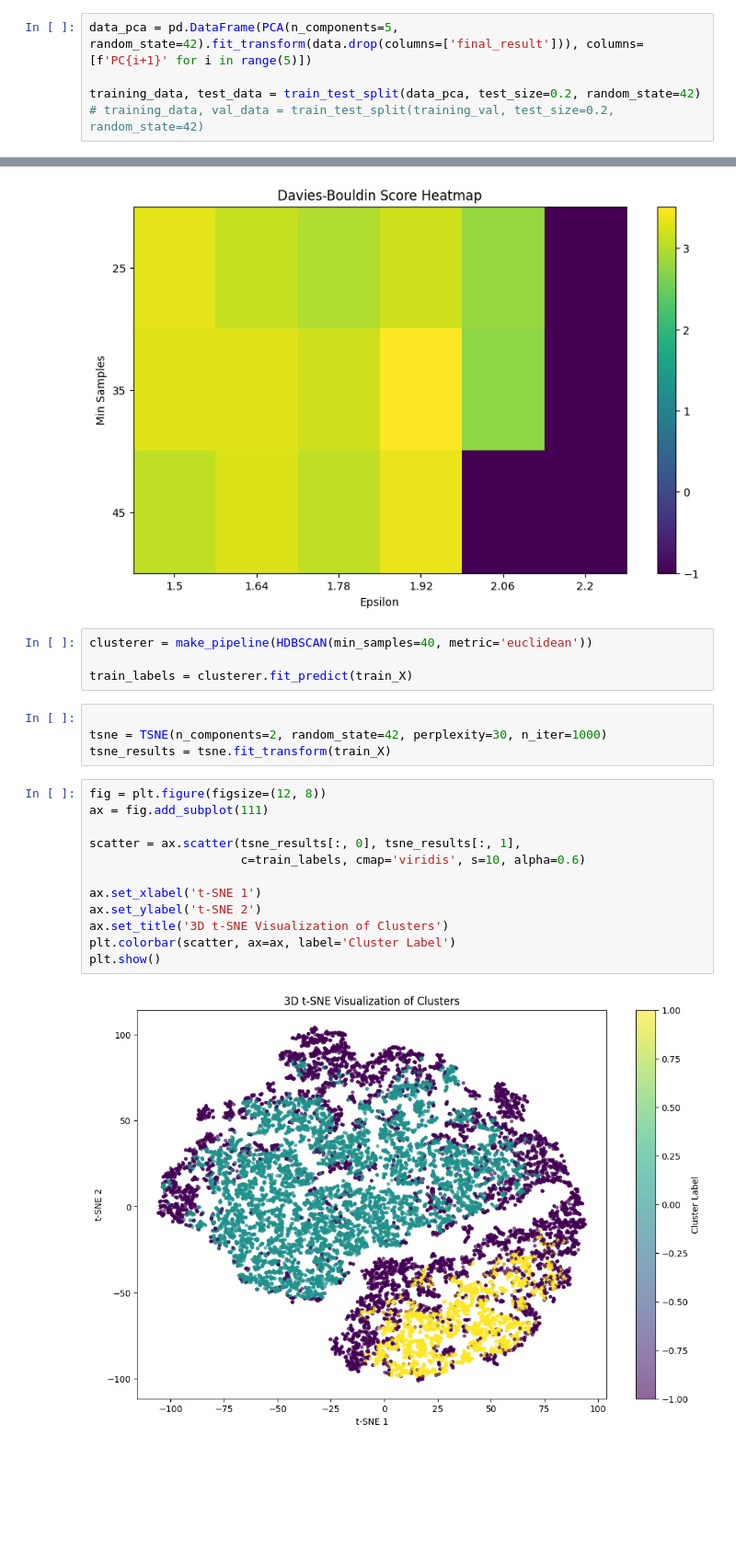
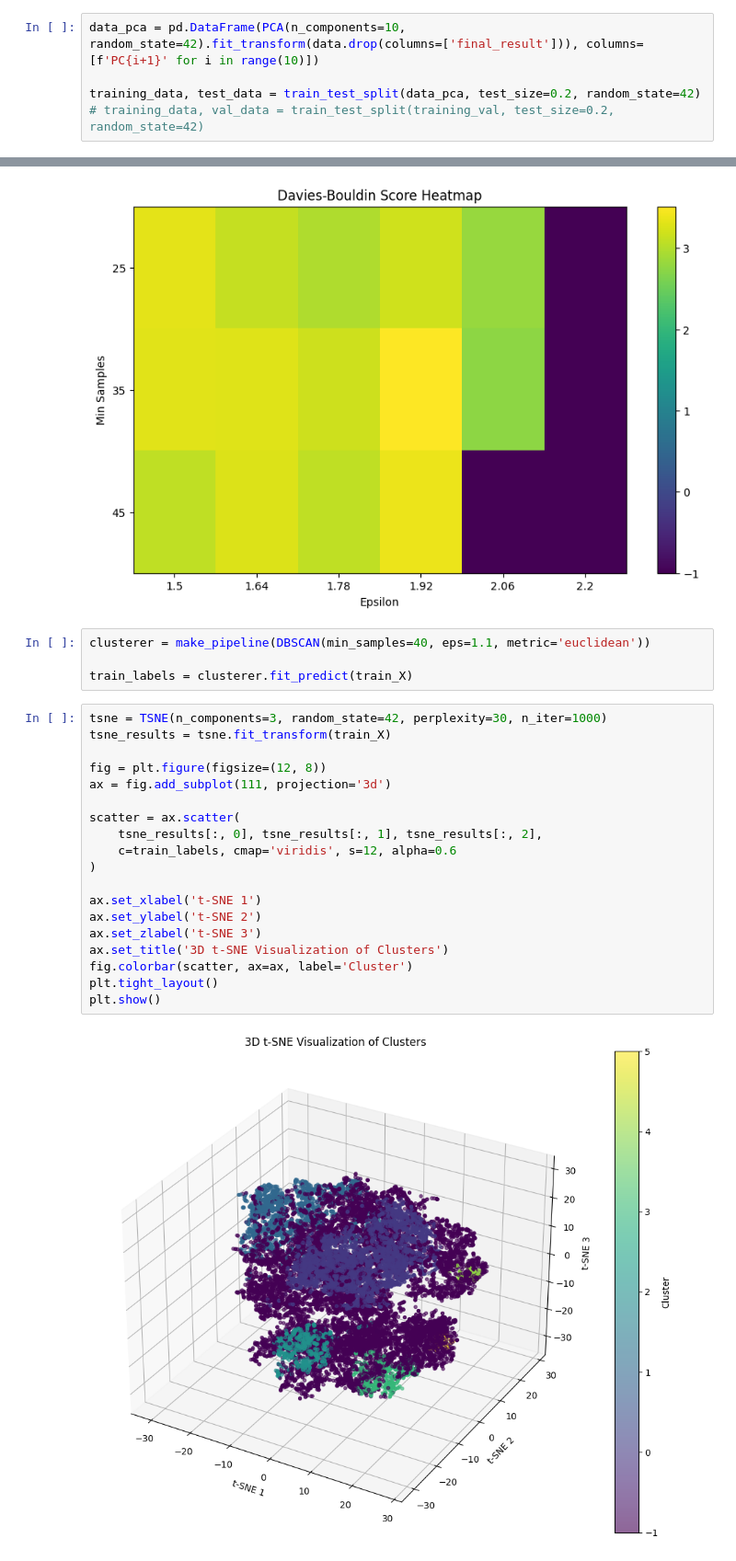
Before and after one commit to JacobRhys/FAIDM_group, a Jupyter notebook: clustering/dbscan.ipynb, the cells around one changed output, grey strips where cells are left out. Shown at 92% size. Cells and saved outputs as stored; diff of their text form; blank space fills up the shorter version.

```diff
--- a/clustering/dbscan.ipynb
+++ b/clustering/dbscan.ipynb
@@ -56,7 +56,7 @@ Explained variance ratio: [0.21500083 0.10314692 0.08491942 0.08196922 0.0777203
 Total variance explained: 1.0000
 [figure]
 # %%
-data_pca = pd.DataFrame(PCA(n_components=5, random_state=42).fit_transform(data.drop(columns=['final_result'])), columns=[f'PC{i+1}' for i in range(5)])
+data_pca = pd.DataFrame(PCA(n_components=10, random_state=42).fit_transform(data.drop(columns=['final_result'])), columns=[f'PC{i+1}' for i in range(10)])
 
 training_data, test_data = train_test_split(data_pca, test_size=0.2, random_state=42)
 # training_data, val_data = train_test_split(training_val, test_size=0.2, random_state=42)
@@ -149,24 +149,27 @@ plt.show()
 # %% [output]
 [figure]
 # %%
-clusterer = make_pipeline(HDBSCAN(min_samples=40, metric='euclidean'))
+clusterer = make_pipeline(DBSCAN(min_samples=40, eps=1.1, metric='euclidean'))
 
 train_labels = clusterer.fit_predict(train_X)
-# %%
-
-tsne = TSNE(n_components=2, random_state=42, perplexity=30, n_iter=1000)
-tsne_results = tsne.fit_transform(train_X)
 # %%
+tsne = TSNE(n_components=3, random_state=42, perplexity=30, n_iter=1000)
+tsne_results = tsne.fit_transform(train_X)
+
 fig = plt.figure(figsize=(12, 8))
-ax = fig.add_subplot(111)
+ax = fig.add_subplot(111, projection='3d')
 
-scatter = ax.scatter(tsne_results[:, 0], tsne_results[:, 1],
-                     c=train_labels, cmap='viridis', s=10, alpha=0.6)
+scatter = ax.scatter(
+    tsne_results[:, 0], tsne_results[:, 1], tsne_results[:, 2],
+    c=train_labels, cmap='viridis', s=12, alpha=0.6
+)
 
 ax.set_xlabel('t-SNE 1')
 ax.set_ylabel('t-SNE 2')
+ax.set_zlabel('t-SNE 3')
 ax.set_title('3D t-SNE Visualization of Clusters')
-plt.colorbar(scatter, ax=ax, label='Cluster Label')
+fig.colorbar(scatter, ax=ax, label='Cluster')
+plt.tight_layout()
 plt.show()
 # %% [output]
-[figure, old version]
+[figure, new version]
```
Also changed, not shown: 2 other files.
